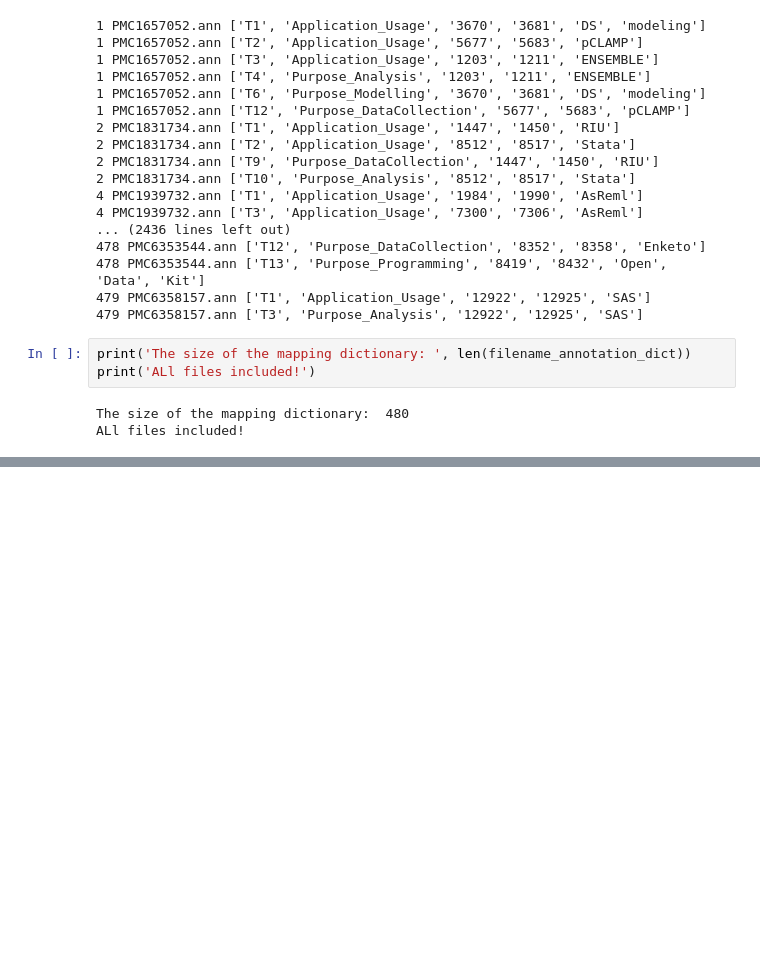
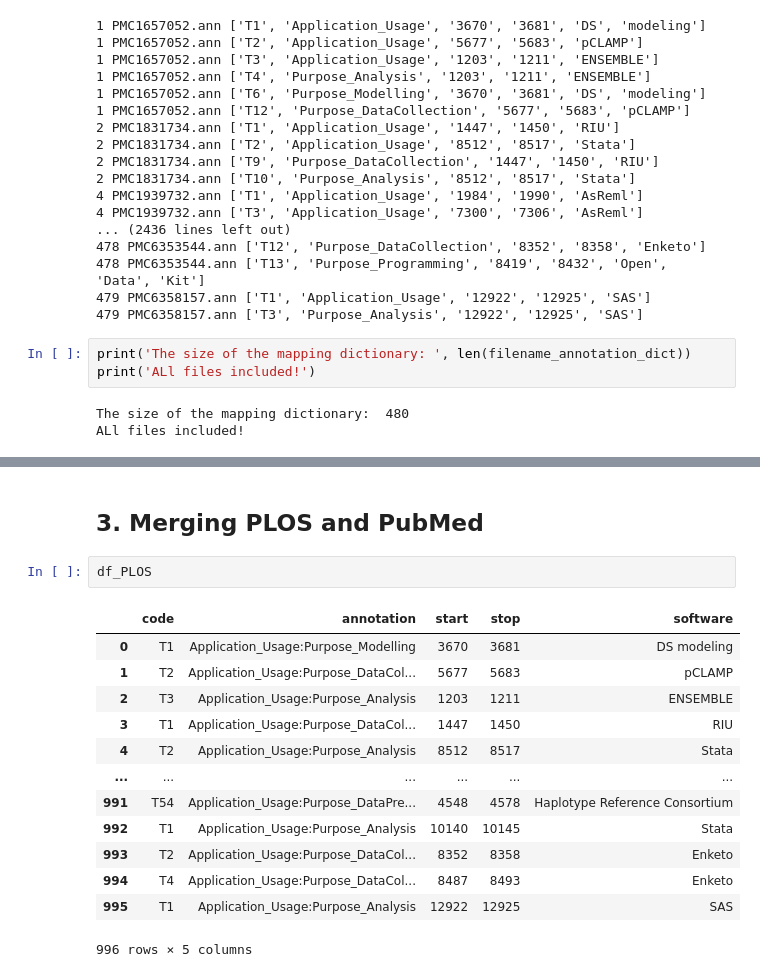
Before and after one commit to BeTKH/Automatic-classifcation-of-purpose-of-software-in-Scientific-articles, a Jupyter notebook: somecode/final Clean Data.ipynb, the cells around one changed output, grey strips where cells are left out. Drawn from its saved outputs; the diff is of its cells as text; blank space fills up the shorter version.

```diff
--- a/somecode/final Clean Data.ipynb
+++ b/somecode/final Clean Data.ipynb
@@ -292,0 +464,18 @@ dfi.export(df_styled_mergedDF_overview_tail,"tail20.png")
+# %% [markdown]
+## 3. Merging PLOS and PubMed
+# %%
+df_PLOS
+# %% [output]
+|  | code | annotation | start | stop | software |
+| 0 | T1 | Application_Usage:Purpose_Modelling | 3670 | 3681 | DS modeling |
+| 1 | T2 | Application_Usage:Purpose_DataCol... | 5677 | 5683 | pCLAMP |
+| 2 | T3 | Application_Usage:Purpose_Analysis | 1203 | 1211 | ENSEMBLE |
+| 3 | T1 | Application_Usage:Purpose_DataCol... | 1447 | 1450 | RIU |
+| 4 | T2 | Application_Usage:Purpose_Analysis | 8512 | 8517 | Stata |
+| ... | ... | ... | ... | ... | ... |
+| 991 | T54 | Application_Usage:Purpose_DataPre... | 4548 | 4578 | Haplotype Reference Consortium |
+| 992 | T1 | Application_Usage:Purpose_Analysis | 10140 | 10145 | Stata |
+| 993 | T2 | Application_Usage:Purpose_DataCol... | 8352 | 8358 | Enketo |
+| 994 | T4 | Application_Usage:Purpose_DataCol... | 8487 | 8493 | Enketo |
+| 995 | T1 | Application_Usage:Purpose_Analysis | 12922 | 12925 | SAS |
+996 rows × 5 columns
```
Also changed, not shown: parts of 31 cells of this notebook.
